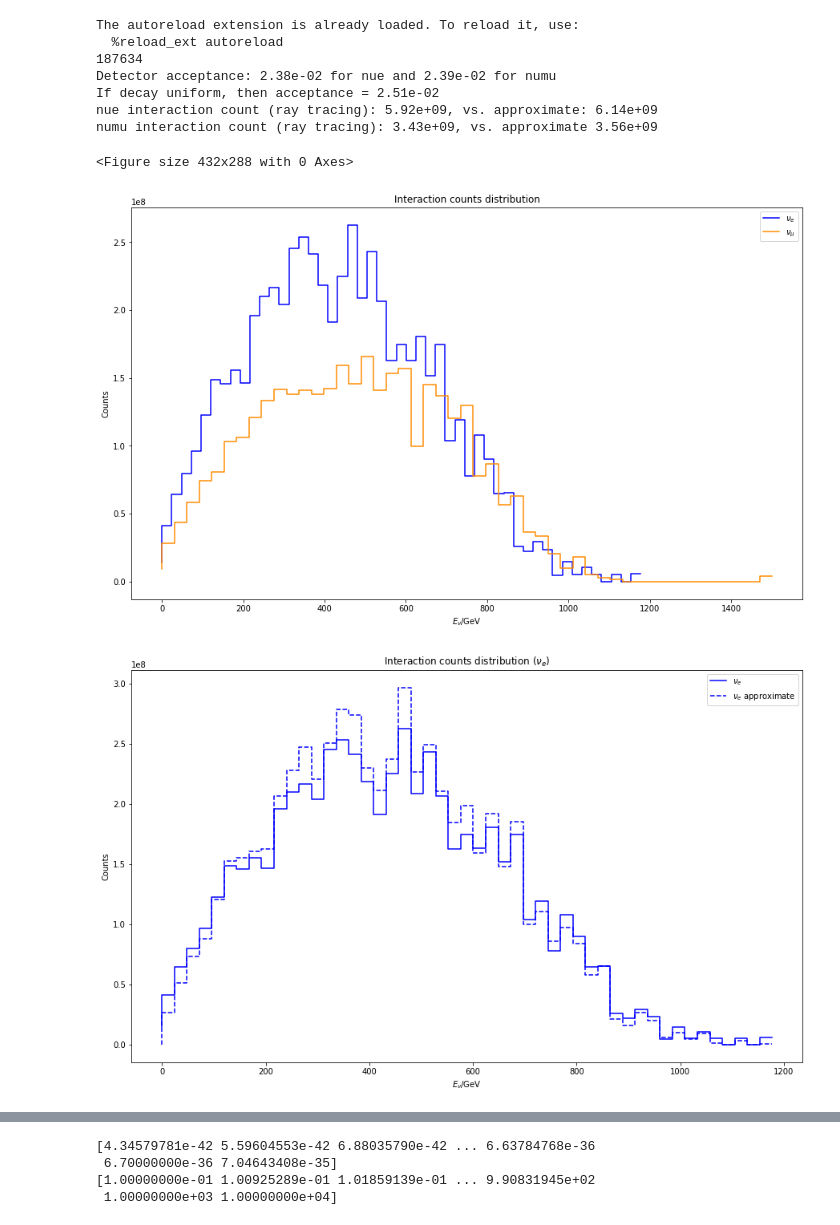
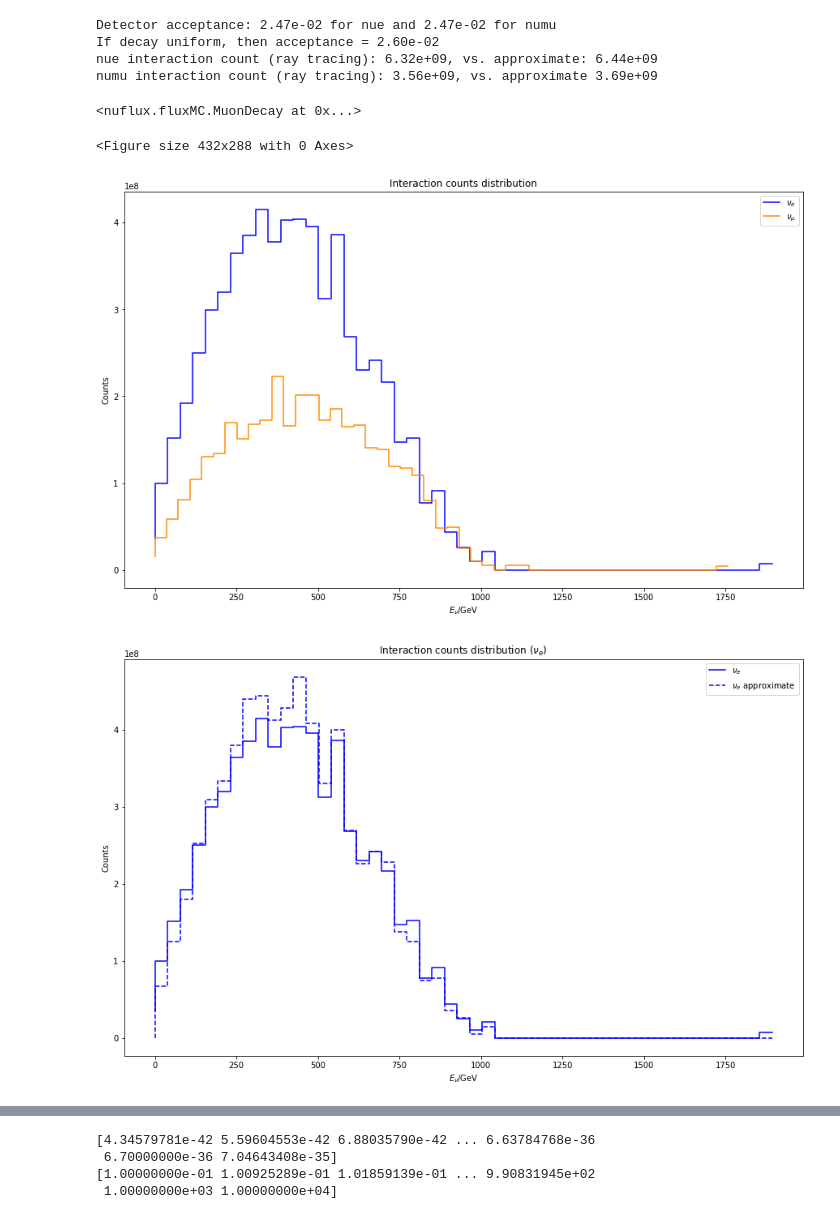
Before and after one commit to mhostert/BIN_MC, a Jupyter notebook: analysis.ipynb, the cells around one changed output, grey strips where cells are left out. Drawn from its saved outputs; the diff is of its cells as text; code cells hidden in the pictures.

```diff
--- a/analysis.ipynb
+++ b/analysis.ipynb
@@ -1,17 +1,15 @@
 # %%
 %load_ext autoreload
 %autoreload 2
 from nuflux import data
 import numpy as np
-data.show_events(p0 = 1e3, p_max = 3e3, p_min = 0, RA =3e5/2/np.pi, DH = 1.1e3, DD = [6e2,3], Nmu = 2.9e19, rho = 7, plots = True)
+data.show_events(p0 = 1e3, p_max = 3e3, p_min = 0, RA =3e5/2/np.pi, DH = 564*2, DD = [645,3], Nmu = 2.89e19, rho = 7, plots = True)
 # %% [output]
-The autoreload extension is already loaded. To reload it, use:
-  %reload_ext autoreload
-187634
-Detector acceptance: 2.38e-02 for nue and 2.39e-02 for numu
-If decay uniform, then acceptance = 2.51e-02
-nue interaction count (ray tracing): 5.92e+09, vs. approximate: 6.14e+09
-numu interaction count (ray tracing): 3.43e+09, vs. approximate 3.56e+09
+Detector acceptance: 2.47e-02 for nue and 2.47e-02 for numu
+If decay uniform, then acceptance = 2.60e-02
+nue interaction count (ray tracing): 6.32e+09, vs. approximate: 6.44e+09
+numu interaction count (ray tracing): 3.56e+09, vs. approximate 3.69e+09
-<Figure size 432x288 with 0 Axes>
+<nuflux.fluxMC.MuonDecay at 0x...>
+<Figure size 432x288 with 0 Axes>
-[figure, old version]
+[figure, new version]
-[figure, old version]
+[figure, new version]
```
Also changed, not shown: parts of 1 cell of this notebook, 47 other files.
